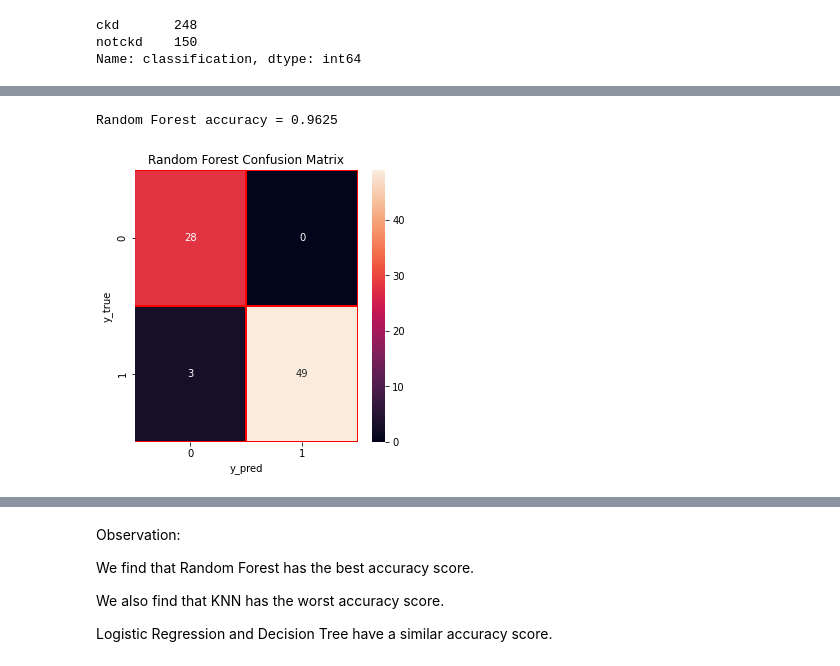
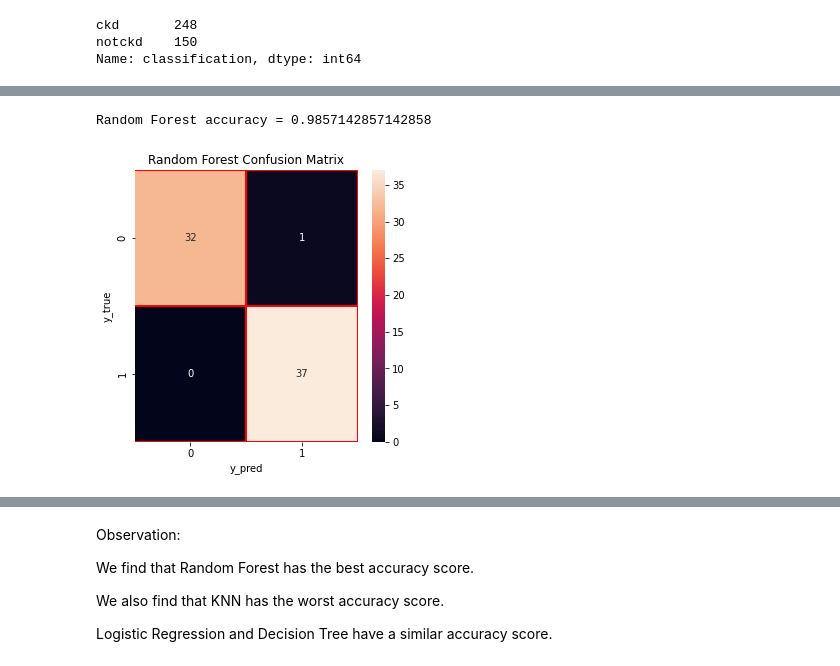
Before and after one commit to darshan-jain/19CSE305, a Jupyter notebook: CB_EN_U4CSE19126_MEVAL.ipynb, the cells around one changed output, grey strips where cells are left out. Cells and saved outputs as stored; diff of their text form; code cells hidden in the pictures.

```diff
--- a/CB_EN_U4CSE19126_MEVAL.ipynb
+++ b/CB_EN_U4CSE19126_MEVAL.ipynb
@@ -228,0 +199,7 @@ y = data["classification"]
+# %%
+data=data.replace(dictonary)
+# %%
+df=data.dropna(axis=0)
+print(data.shape)
+print(df.shape)
+df.head()
@@ -230,11 +216,10 @@ y = data["classification"]
 score=[] #these variables will be used to show the algorithm name and its successes.
 algorithms=[]
 # %%
+y=df["classification"].values
+x_data=df.drop(["classification"],axis=1)
 
-#Preparing the test and training set
-
+#Normalization
+x=(x_data-np.min(x_data))/(np.max(x_data)-np.min(x_data))
 from sklearn.model_selection import train_test_split
 x_train,x_test,y_train,y_test=train_test_split(x,y,random_state=1,test_size=0.3)
-# %%
-X_train,X_test,y_train,y_test = train_test_split(X,y,test_size=0.2,random_state = 0)
-X_train.head()
@@ -301,24 +297,24 @@ Decision Tree accuracy: 90.83333333333333
 # %%
 from sklearn.ensemble import RandomForestClassifier
 rf=RandomForestClassifier(n_estimators=100,random_state=1)
-rf.fit(X_train,y_train)
-score.append(rf.score(X_test,y_test)*100)
+rf.fit(x_train,y_train)
+score.append(rf.score(x_test,y_test)*100)
 algorithms.append("Random Forest")
-print("Random Forest accuracy =",rf.score(X_test,y_test))
+print("Random Forest accuracy =",rf.score(x_test,y_test))
 
 #Confusion Matrix
 from sklearn.metrics import confusion_matrix
-y_pred=rf.predict(X_test)
+y_pred=rf.predict(x_test)
 y_true=y_test
 cm=confusion_matrix(y_true,y_pred)
 
 #Confusion Matrix on Heatmap
 f,ax=plt.subplots(figsize=(5,5))
 sns.heatmap(cm,annot=True,linewidths=0.5,linecolor="red",fmt=".0f",ax=ax)
 plt.xlabel("y_pred")
 plt.ylabel("y_true")
 plt.title("Random Forest Confusion Matrix")
 plt.show()
 # %% [output]
-Random Forest accuracy = 0.9625
+Random Forest accuracy = 0.9857142857142858
-[figure, old version]
+[figure, new version]
```
Also changed, not shown: parts of 22 cells of this notebook.
